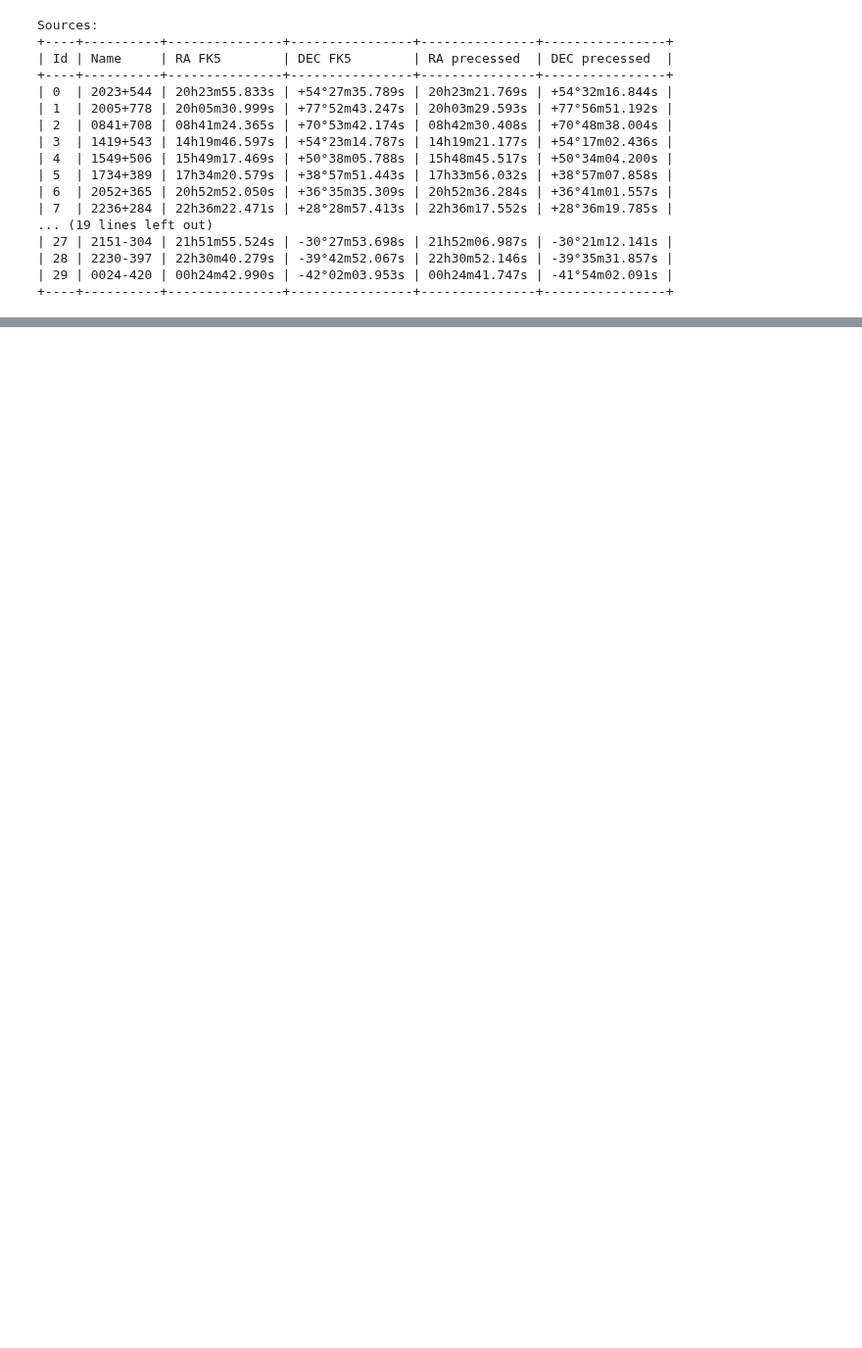
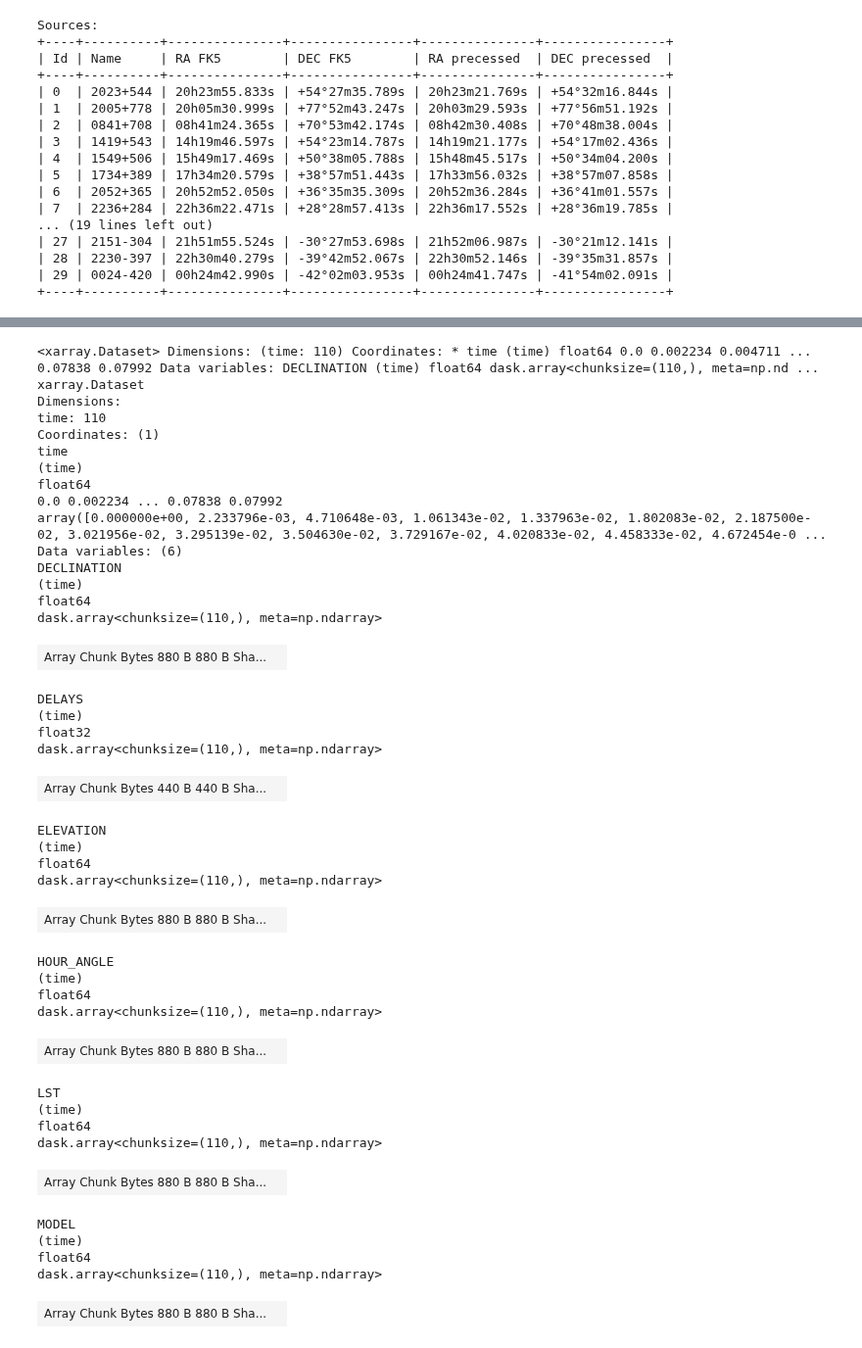
Before and after one commit to casangi/astrohack, a Jupyter notebook: docs/locit_tutorial.ipynb, the cells around one changed output, grey strips where cells are left out. Shown at 98% size. Saved outputs shown, nothing was run; the diff lists cells and outputs as text; code cells hidden in the pictures; blank space fills up the shorter version.

```diff
--- a/docs/locit_tutorial.ipynb
+++ b/docs/locit_tutorial.ipynb
@@ -174,16 +273,16 @@ Now we proceed to actual fit yada yada yada
 # %%
 %%time
 from astrohack.locit import locit
-position_mds = locit(locit_name,
-                     position_name=position_name,
-                     elevation_limit=10.0,
-                     polarization='both',
-                     fit_engine='scipy',
-                     fit_kterm=False,
-                     fit_slope=True,
-                     ant_id=None,
-                     ddi=None,
-                     combine_ddis=True,
-                     parallel=True,
-                     overwrite=True)
+position_mds = locit(locit_name,                    # Name of the locit file on disk
+                     position_name=position_name,   # Name of the position file to be created by locit
+                     elevation_limit=10.0,          # Elevation under which no sources are considered
+                     polarization='both',           # Combine both R and L polarization phase gains for increased SNR
+                     fit_engine='scipy',            # Fit data using scipy
+                     fit_kterm=False,               # do not fit antenna elevation axis offset term
+                     fit_slope=True,                # Fit delay rate
+                     ant_id=['ea06', 'ea28'],       # Select only ea06 and ea28
+                     ddi=None,                      # Select all DDIs
+                     combine_ddis=True,             # Combine delays from all DDIs to obtain a single solution with increased SNR
+                     parallel=True,                 # Do fitting in parallel
+                     overwrite=True)                # Overwrite previously created position file
 # %% [output]
@@ -215,2 +325,44 @@ Attributes:
 # %%
-position_export_folder = 'position_mds_export'
+position_mds['ant_ea06']
+# %% [output]
+<xarray.Dataset> Dimensions: (time: 110) Coordinates: * time (time) float64 0.0 0.002234 0.004711 ... 0.07838 0.07992 Data variables: DECLINATION (time) float64 dask.array<chunksize=(110,), meta=np.nd ...
+xarray.Dataset
+Dimensions:
+time: 110
+Coordinates: (1)
+time
+(time)
+float64
+0.0 0.002234 ... 0.07838 0.07992
+array([0.000000e+00, 2.233796e-03, 4.710648e-03, 1.061343e-02, 1.337963e-02, 1.802083e-02, 2.187500e-02, 3.021956e-02, 3.295139e-02, 3.504630e-02, 3.729167e-02, 4.020833e-02, 4.458333e-02, 4.672454e-0 ...
+Data variables: (6)
+DECLINATION
+(time)
+float64
+dask.array<chunksize=(110,), meta=np.ndarray>
+| Array Chunk Bytes 880 B 880 B Sha... |  |
+DELAYS
+(time)
+float32
+dask.array<chunksize=(110,), meta=np.ndarray>
+| Array Chunk Bytes 440 B 440 B Sha... |  |
+ELEVATION
+(time)
+float64
+dask.array<chunksize=(110,), meta=np.ndarray>
+| Array Chunk Bytes 880 B 880 B Sha... |  |
+HOUR_ANGLE
+(time)
+float64
+dask.array<chunksize=(110,), meta=np.ndarray>
+| Array Chunk Bytes 880 B 880 B Sha... |  |
+LST
+(time)
+float64
+dask.array<chunksize=(110,), meta=np.ndarray>
+| Array Chunk Bytes 880 B 880 B Sha... |  |
+MODEL
+(time)
+float64
+dask.array<chunksize=(110,), meta=np.ndarray>
+| Array Chunk Bytes 880 B 880 B Sha... |  |
```
Also changed, not shown: parts of 29 cells of this notebook.
